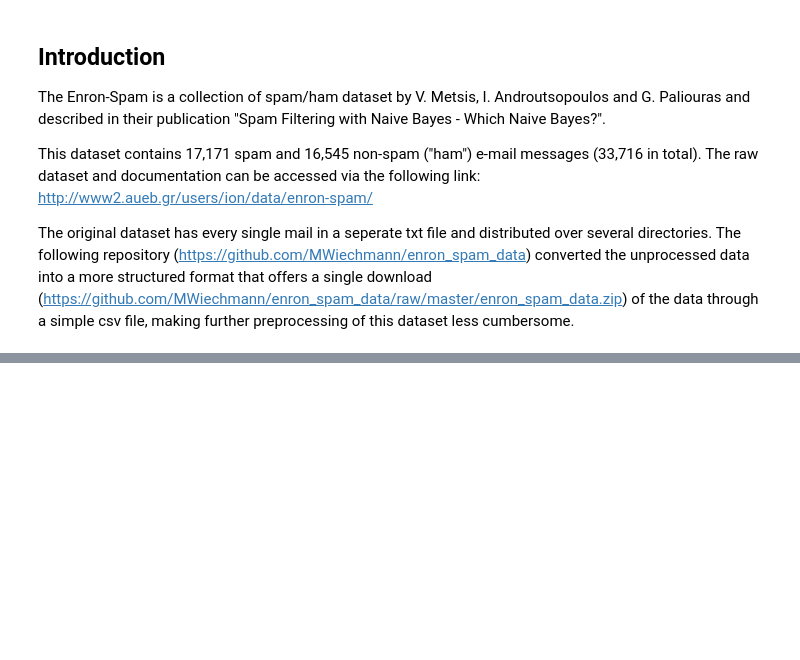
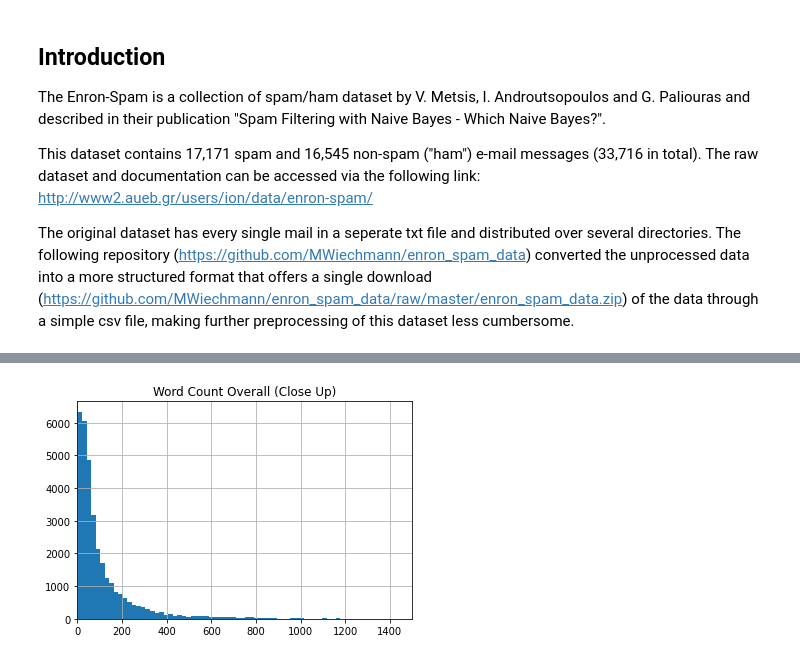
Before and after one commit to MikeZ77/email-spam-detection, a Jupyter notebook: src/data_cleaning_and_preprocessing.ipynb, the cells around one changed output, grey strips where cells are left out. Saved outputs shown, nothing was run; the diff lists cells and outputs as text; code cells hidden in the pictures; blank space fills up the shorter version.

```diff
--- a/src/data_cleaning_and_preprocessing.ipynb
+++ b/src/data_cleaning_and_preprocessing.ipynb
@@ -60,0 +342,6 @@ plt.title("Number of spam vs ham messages");
+# %%
+enron_eda['word_count'].hist(bins = 1000)
+plt.title('Word Count Overall (Close Up)')
+plt.xlim(-0.02, 1500);
+# %% [output]
+[figure, added]
```
Also changed, not shown: parts of 50 cells of this notebook.
